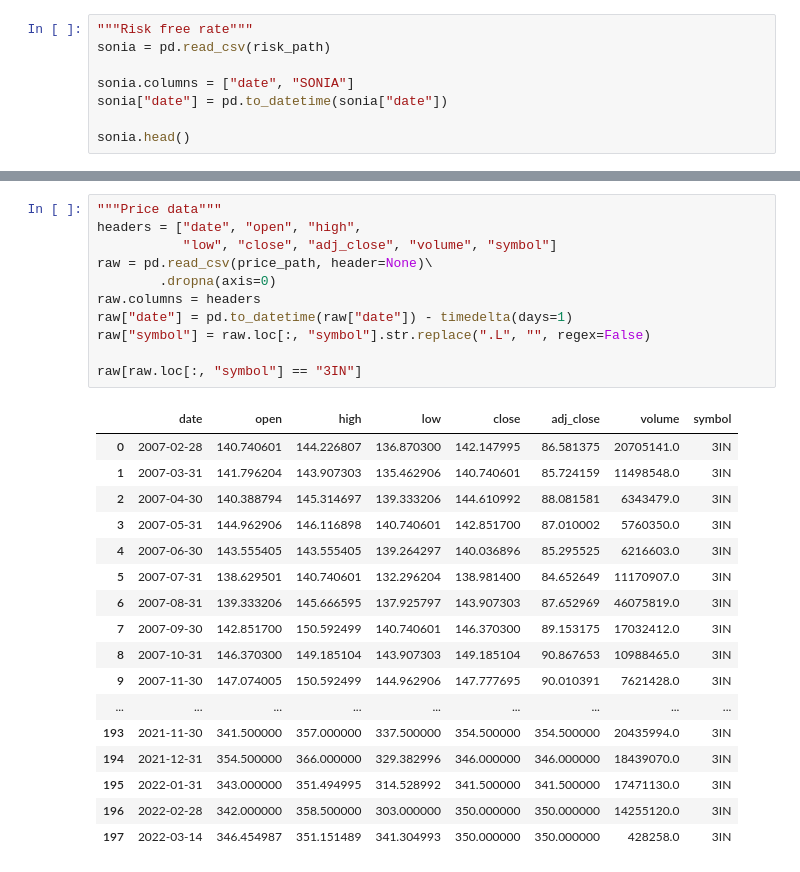
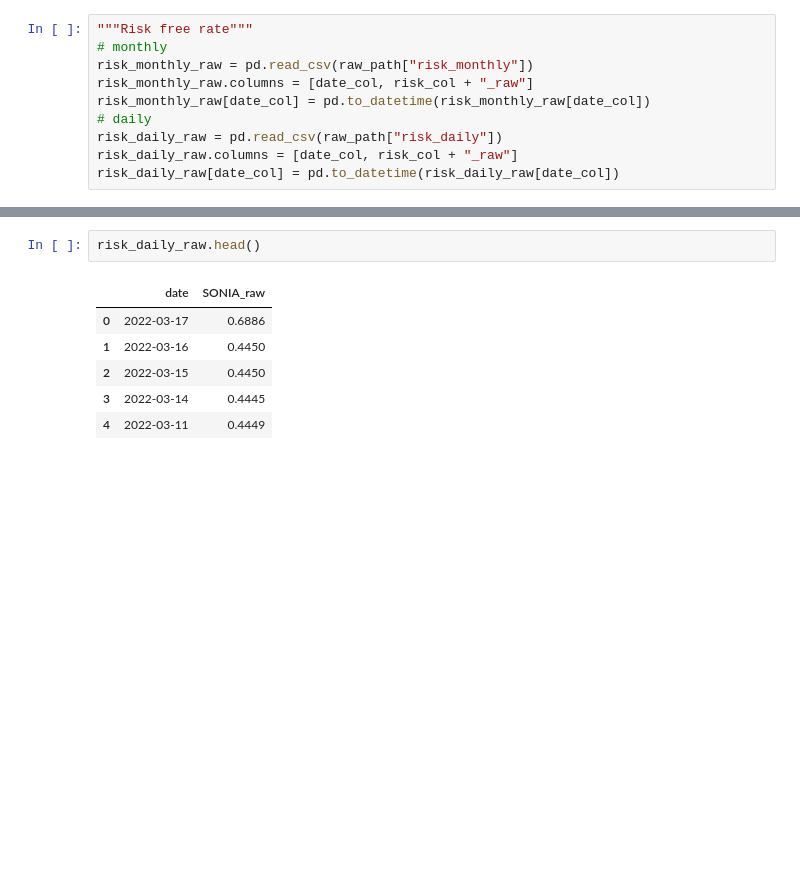
Before and after one commit to lingjie00/asset_pricing, a Jupyter notebook: etl/yprice.sync.ipynb, the cells around one changed output, grey strips where cells are left out. Saved outputs shown, nothing was run; the diff lists cells and outputs as text; blank space fills up the shorter version.

```diff
--- a/etl/yprice.sync.ipynb
+++ b/etl/yprice.sync.ipynb
@@ -32,8 +14,10 @@ max_date = "2022-03-01"
 # %%
 """Risk free rate"""
-sonia = pd.read_csv(risk_path)
-
-sonia.columns = ["date", "SONIA"]
-sonia["date"] = pd.to_datetime(sonia["date"])
-
-sonia.head()
+# monthly
+risk_monthly_raw = pd.read_csv(raw_path["risk_monthly"])
+risk_monthly_raw.columns = [date_col, risk_col + "_raw"]
+risk_monthly_raw[date_col] = pd.to_datetime(risk_monthly_raw[date_col])
+# daily
+risk_daily_raw = pd.read_csv(raw_path["risk_daily"])
+risk_daily_raw.columns = [date_col, risk_col + "_raw"]
+risk_daily_raw[date_col] = pd.to_datetime(risk_daily_raw[date_col])
@@ -69,30 +33,10 @@ sonia.head()
 # %%
-"""Price data"""
-headers = ["date", "open", "high",
-           "low", "close", "adj_close", "volume", "symbol"]
-raw = pd.read_csv(price_path, header=None)\
-        .dropna(axis=0)
-raw.columns = headers
-raw["date"] = pd.to_datetime(raw["date"]) - timedelta(days=1)
-raw["symbol"] = raw.loc[:, "symbol"].str.replace(".L", "", regex=False)
-
-raw[raw.loc[:, "symbol"] == "3IN"]
+risk_daily_raw.head()
 # %% [output]
-|  | date | open | high | low | close | adj_close | volume | symbol |
-| 0 | 2007-02-28 | 140.740601 | 144.226807 | 136.870300 | 142.147995 | 86.581375 | 20705141.0 | 3IN |
-| 1 | 2007-03-31 | 141.796204 | 143.907303 | 135.462906 | 140.740601 | 85.724159 | 11498548.0 | 3IN |
-| 2 | 2007-04-30 | 140.388794 | 145.314697 | 139.333206 | 144.610992 | 88.081581 | 6343479.0 | 3IN |
-| 3 | 2007-05-31 | 144.962906 | 146.116898 | 140.740601 | 142.851700 | 87.010002 | 5760350.0 | 3IN |
-| 4 | 2007-06-30 | 143.555405 | 143.555405 | 139.264297 | 140.036896 | 85.295525 | 6216603.0 | 3IN |
-| 5 | 2007-07-31 | 138.629501 | 140.740601 | 132.296204 | 138.981400 | 84.652649 | 11170907.0 | 3IN |
-| 6 | 2007-08-31 | 139.333206 | 145.666595 | 137.925797 | 143.907303 | 87.652969 | 46075819.0 | 3IN |
-| 7 | 2007-09-30 | 142.851700 | 150.592499 | 140.740601 | 146.370300 | 89.153175 | 17032412.0 | 3IN |
-| 8 | 2007-10-31 | 146.370300 | 149.185104 | 143.907303 | 149.185104 | 90.867653 | 10988465.0 | 3IN |
-| 9 | 2007-11-30 | 147.074005 | 150.592499 | 144.962906 | 147.777695 | 90.010391 | 7621428.0 | 3IN |
-| ... | ... | ... | ... | ... | ... | ... | ... | ... |
-| 193 | 2021-11-30 | 341.500000 | 357.000000 | 337.500000 | 354.500000 | 354.500000 | 20435994.0 | 3IN |
-| 194 | 2021-12-31 | 354.500000 | 366.000000 | 329.382996 | 346.000000 | 346.000000 | 18439070.0 | 3IN |
-| 195 | 2022-01-31 | 343.000000 | 351.494995 | 314.528992 | 341.500000 | 341.500000 | 17471130.0 | 3IN |
-| 196 | 2022-02-28 | 342.000000 | 358.500000 | 303.000000 | 350.000000 | 350.000000 | 14255120.0 | 3IN |
-| 197 | 2022-03-14 | 346.454987 | 351.151489 | 341.304993 | 350.000000 | 350.000000 | 428258.0 | 3IN |
+|  | date | SONIA_raw |
+| 0 | 2022-03-17 | 0.6886 |
+| 1 | 2022-03-16 | 0.4450 |
+| 2 | 2022-03-15 | 0.4450 |
+| 3 | 2022-03-14 | 0.4445 |
+| 4 | 2022-03-11 | 0.4449 |
 # %%
```
Also changed, not shown: parts of 16 cells of this notebook, 32 other files.
